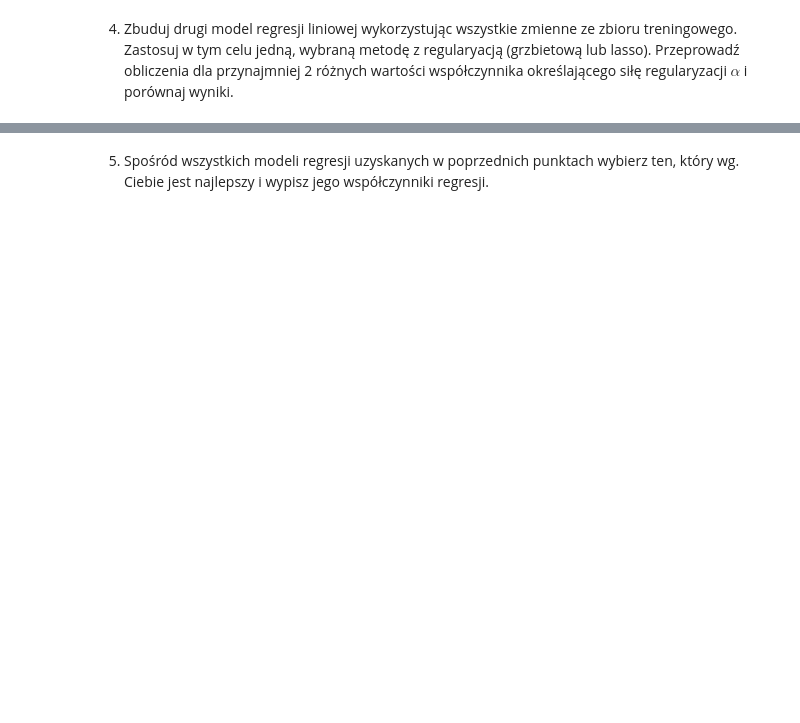
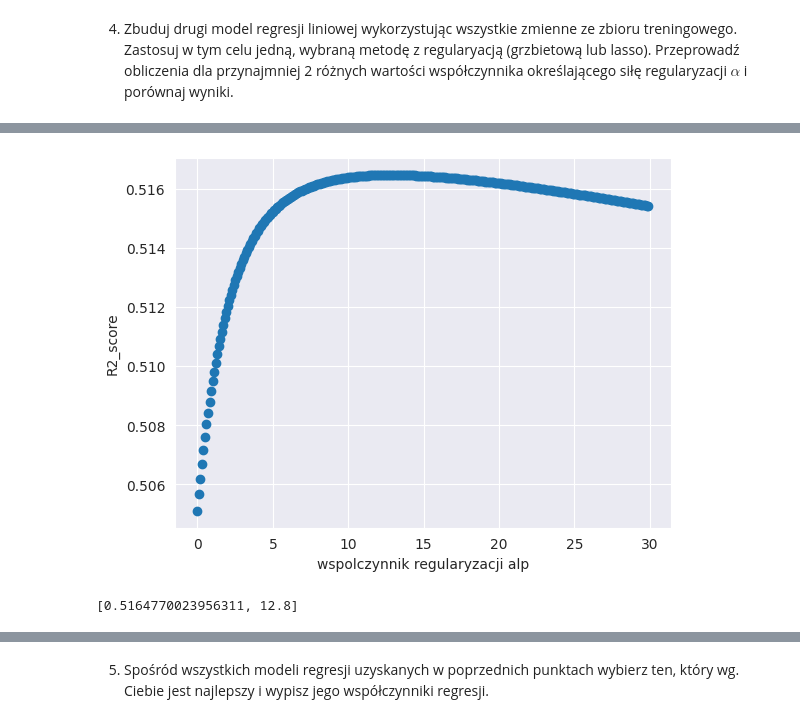
Before and after one commit to IS-UMK/lab-05-regresja-yanlukashevich, a Jupyter notebook: 05_regresja.ipynb, the cells around one changed output, grey strips where cells are left out. Cells and saved outputs as stored; diff of their text form; code cells hidden in the pictures; blank space fills up the shorter version.

```diff
--- a/05_regresja.ipynb
+++ b/05_regresja.ipynb
@@ -758,0 +842,20 @@ Do podziału danych możesz wykorzystać funkcję [train_test_split()](https://s
+# %%
+#wykres R2 score w zależności od wspołczynnika regularyzacji + najlepszy rezultat i najlepsza alpha
+X_train, X_test, y_train, y_test = train_test_split(data.drop(columns=['Y']), data["Y"], test_size=0.5)
+a_vect= np.arange(0, 30, 0.1)
+l = []
+for alp in a_vect:
+    ridge = Ridge(alpha=alp)
+    ridge.fit(X_train, y_train)
+    l.append( [r2_score(y_test, ridge.predict(X_test)), alp] )
+
+
+plt.scatter([x[1] for x in l], [x[0] for x in l])
+plt.xlabel('wspolczynnik regularyzacji alp')
+plt.ylabel('R2_score')
+plt.show()
+l.sort()
+print(l.pop())
+# %% [output]
+[figure, added]
+[0.5164770023956311, 12.8]
```
Also changed, not shown: parts of 16 cells of this notebook.
